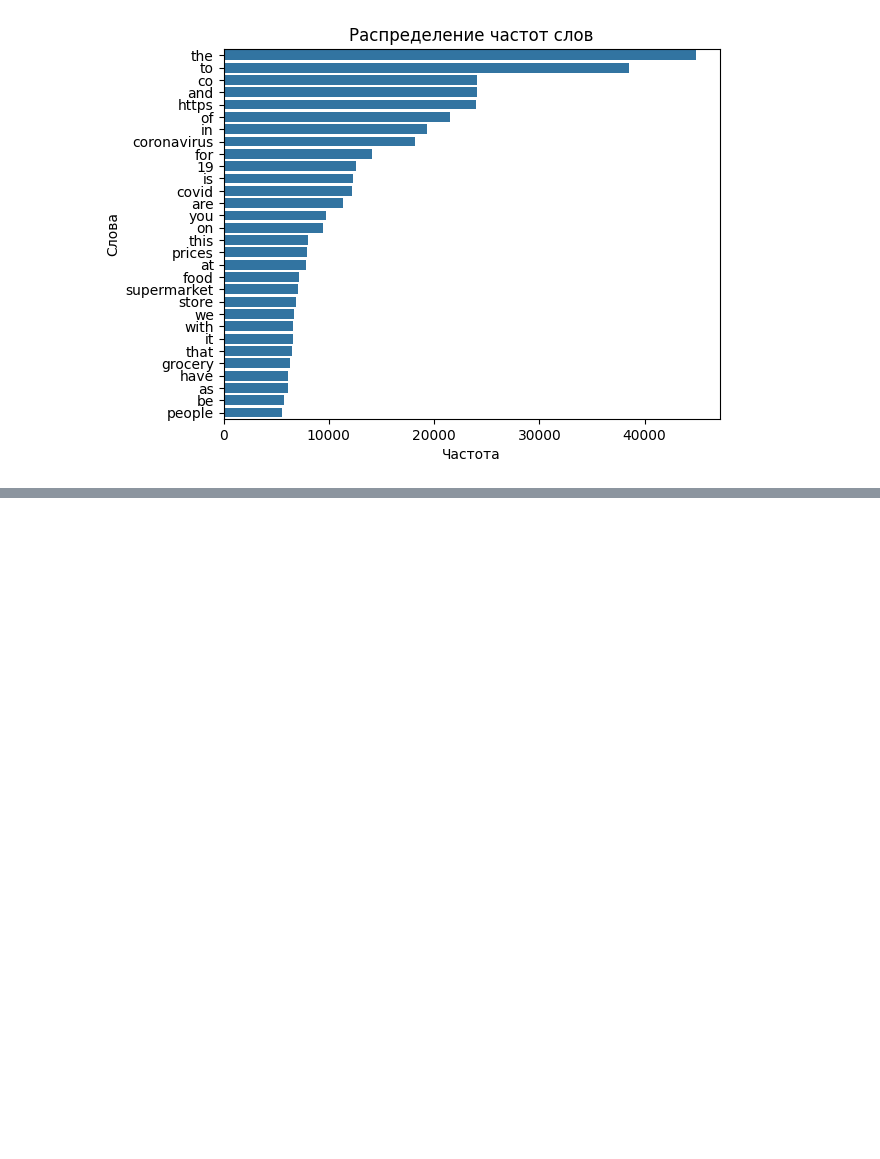
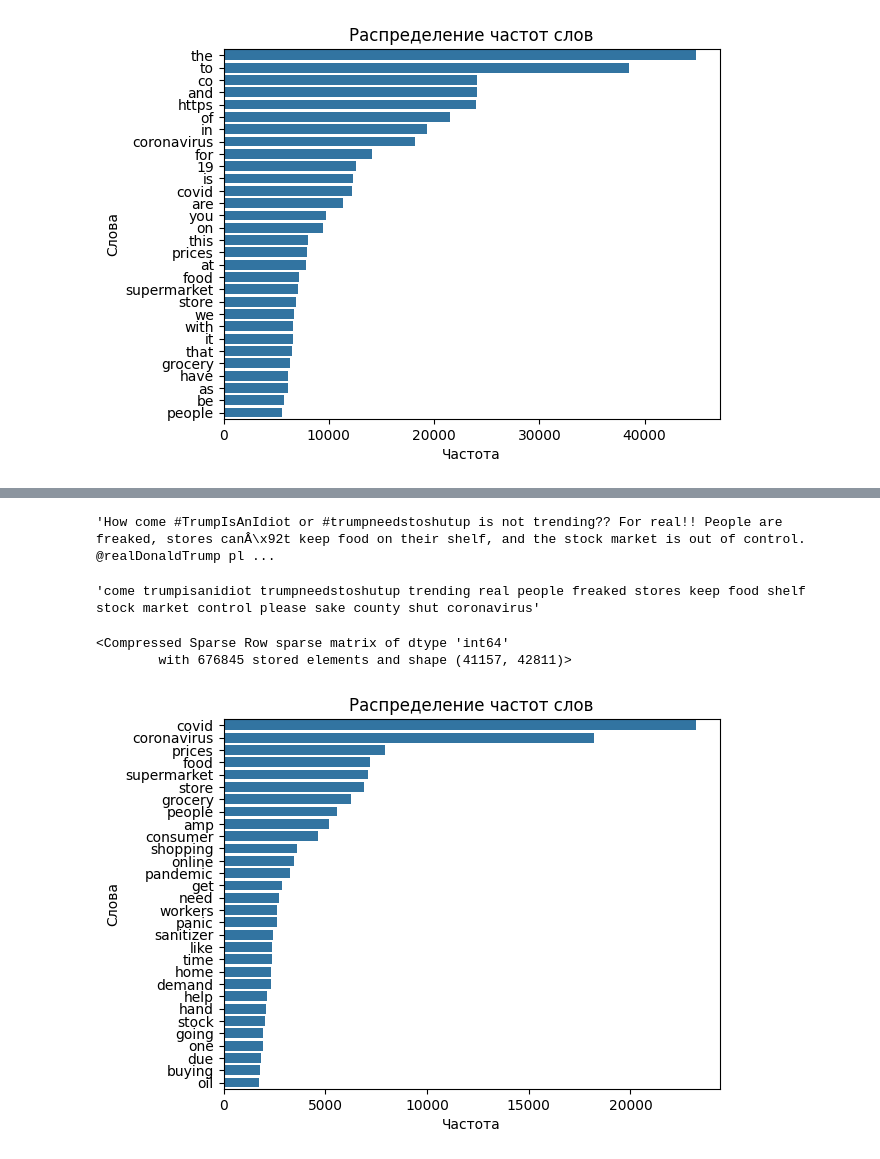
Before and after one commit to golubnichiy/big_data_092925, a Jupyter notebook: day_10.ipynb, the cells around one changed output, grey strips where cells are left out. Drawn from its saved outputs; the diff is of its cells as text; code cells hidden in the pictures; blank space fills up the shorter version.

```diff
--- a/day_10.ipynb
+++ b/day_10.ipynb
@@ -152,0 +155,48 @@ plt.show()
+# %%
+import string
+import nltk
+import re
+
+def clean_text(text):
+    text = text.lower()
+    text = re.sub(r'@\S+', '', text)
+    text = re.sub(r'http\S+', '', text)
+    text = re.sub(r'pic.\S+', '', text)
+    text = re.sub(r"[^a-z'A-Z]", " ", text)
+    text = re.sub(r"\s+ [^a-z'A-Z]\s+", " ", text+ " ")
+    text = ''.join([i for i in text if i not in string.punctuation])
+    words = nltk.tokenize.word_tokenize(text)
+    stopwords = nltk.corpus.stopwords.words('english')
+    text = ' '.join([i for i in words if i not in stopwords and len(i) > 2])
+    text = re.sub('\s[\s]+', ' ', text).strip()
+    return text
+# %%
+df['new_text'] = df['OriginalTweet'].apply(clean_text)
+# %%
+df['OriginalTweet'].iloc[150]
+# %% [output]
+'How come #TrumpIsAnIdiot or #trumpneedstoshutup is not trending?? For real!! People are freaked, stores canÂ\x92t keep food on their shelf, and the stock market is out of control. @realDonaldTrump pl ...
+# %%
+df['new_text'].iloc[150]
+# %% [output]
+'come trumpisanidiot trumpneedstoshutup trending real people freaked stores keep food shelf stock market control please sake county shut coronavirus'
+# %%
+cv_2 = CountVectorizer()
+matrix_2 = cv_2.fit_transform(df['new_text'])
+# %%
+matrix_2
+# %% [output]
+<Compressed Sparse Row sparse matrix of dtype 'int64'
+        with 676845 stored elements and shape (41157, 42811)>
+# %%
+word_matrix_2 = pd.DataFrame(matrix_2.toarray(), columns=cv_2.get_feature_names_out())
+df_sum_2 = word_matrix_2.sum(axis=0, skipna=True)
+bow_2 = df_sum_2.sort_values(ascending=False)[:30]
+bow_2 = pd.DataFrame(bow_2, columns=['Frequency'])
+sns.barplot(x=bow_2['Frequency'], y=bow_2.index)
+plt.xlabel('Частота')
+plt.ylabel('Слова')
+plt.title('Распределение частот слов')
+plt.show()
+# %% [output]
+[figure, added]
```
Also changed, not shown: parts of 11 cells of this notebook, 1 other file.
